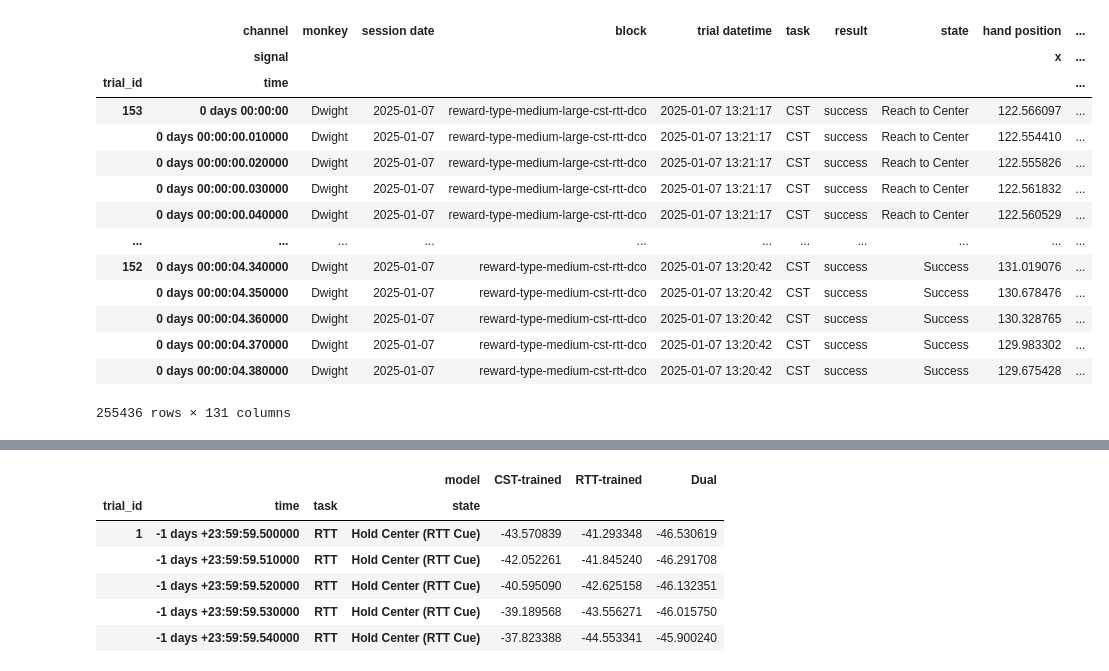
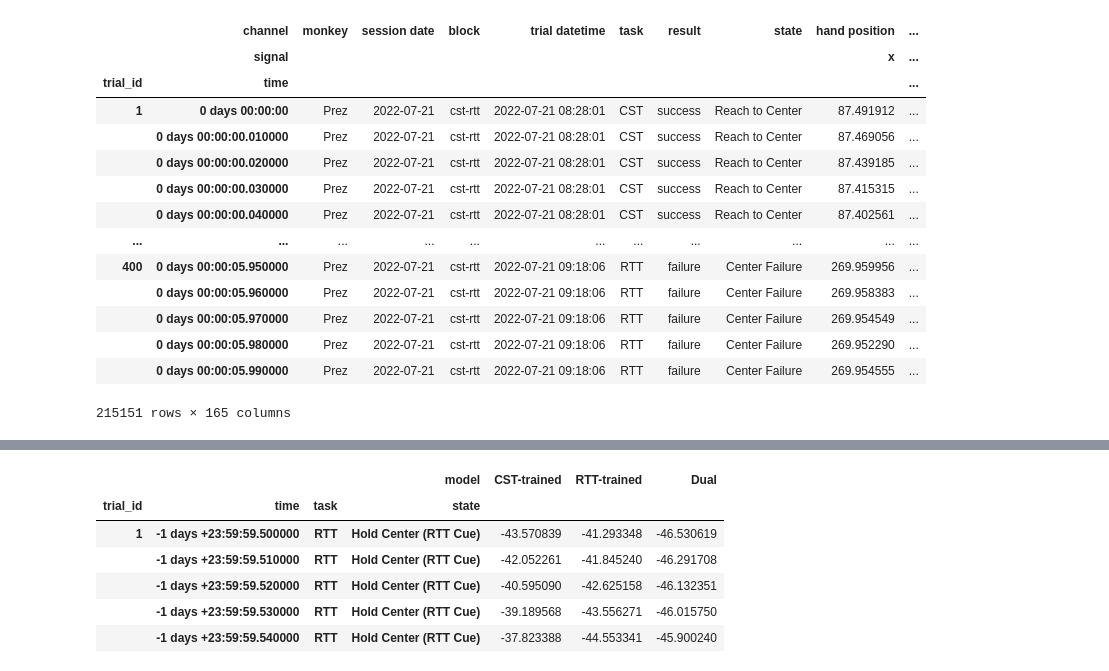
Before and after one commit to raeedcho/cst-machinery, a Jupyter notebook: scripts/decoding.ipynb, the cells around one changed output, grey strips where cells are left out. Saved outputs shown, nothing was run; the diff lists cells and outputs as text; code cells hidden in the pictures.

```diff
--- a/scripts/decoding.ipynb
+++ b/scripts/decoding.ipynb
@@ -1,31 +1,31 @@
 # %%
 import pandas as pd
 import numpy as np
 import logging
 import scipy.signal as scs
 import src
 import smile_extract
 from sklearn.decomposition import PCA
 logging.basicConfig(level=logging.INFO)
 
-monkey = 'Dwight'
-date = '2025-01-07'
+monkey = 'Prez'
+date = '2022-07-21'
 path = f'../data/trialframe/{monkey}/{date}/{monkey}_{date}_tf.parquet'
 tf = pd.read_parquet(path)
 tf
 # %% [output]
 |  | channel | monkey | session date | block | trial datetime | task | result | state | hand position | ... |
 |  | signal |  |  |  |  |  |  |  | x | ... |
 | trial_id | time |  |  |  |  |  |  |  |  | ... |
-| 153 | 0 days 00:00:00 | Dwight | 2025-01-07 | reward-type-medium-large-cst-rtt-dco | 2025-01-07 13:21:17 | CST | success | Reach to Center | 122.566097 | ... |
-|  | 0 days 00:00:00.010000 | Dwight | 2025-01-07 | reward-type-medium-large-cst-rtt-dco | 2025-01-07 13:21:17 | CST | success | Reach to Center | 122.554410 | ... |
-|  | 0 days 00:00:00.020000 | Dwight | 2025-01-07 | reward-type-medium-large-cst-rtt-dco | 2025-01-07 13:21:17 | CST | success | Reach to Center | 122.555826 | ... |
-|  | 0 days 00:00:00.030000 | Dwight | 2025-01-07 | reward-type-medium-large-cst-rtt-dco | 2025-01-07 13:21:17 | CST | success | Reach to Center | 122.561832 | ... |
-|  | 0 days 00:00:00.040000 | Dwight | 2025-01-07 | reward-type-medium-large-cst-rtt-dco | 2025-01-07 13:21:17 | CST | success | Reach to Center | 122.560529 | ... |
+| 1 | 0 days 00:00:00 | Prez | 2022-07-21 | cst-rtt | 2022-07-21 08:28:01 | CST | success | Reach to Center | 87.491912 | ... |
+|  | 0 days 00:00:00.010000 | Prez | 2022-07-21 | cst-rtt | 2022-07-21 08:28:01 | CST | success | Reach to Center | 87.469056 | ... |
+|  | 0 days 00:00:00.020000 | Prez | 2022-07-21 | cst-rtt | 2022-07-21 08:28:01 | CST | success | Reach to Center | 87.439185 | ... |
+|  | 0 days 00:00:00.030000 | Prez | 2022-07-21 | cst-rtt | 2022-07-21 08:28:01 | CST | success | Reach to Center | 87.415315 | ... |
+|  | 0 days 00:00:00.040000 | Prez | 2022-07-21 | cst-rtt | 2022-07-21 08:28:01 | CST | success | Reach to Center | 87.402561 | ... |
 | ... | ... | ... | ... | ... | ... | ... | ... | ... | ... | ... |
-| 152 | 0 days 00:00:04.340000 | Dwight | 2025-01-07 | reward-type-medium-cst-rtt-dco | 2025-01-07 13:20:42 | CST | success | Success | 131.019076 | ... |
-|  | 0 days 00:00:04.350000 | Dwight | 2025-01-07 | reward-type-medium-cst-rtt-dco | 2025-01-07 13:20:42 | CST | success | Success | 130.678476 | ... |
-|  | 0 days 00:00:04.360000 | Dwight | 2025-01-07 | reward-type-medium-cst-rtt-dco | 2025-01-07 13:20:42 | CST | success | Success | 130.328765 | ... |
-|  | 0 days 00:00:04.370000 | Dwight | 2025-01-07 | reward-type-medium-cst-rtt-dco | 2025-01-07 13:20:42 | CST | success | Success | 129.983302 | ... |
-|  | 0 days 00:00:04.380000 | Dwight | 2025-01-07 | reward-type-medium-cst-rtt-dco | 2025-01-07 13:20:42 | CST | success | Success | 129.675428 | ... |
+| 400 | 0 days 00:00:05.950000 | Prez | 2022-07-21 | cst-rtt | 2022-07-21 09:18:06 | RTT | failure | Center Failure | 269.959956 | ... |
+|  | 0 days 00:00:05.960000 | Prez | 2022-07-21 | cst-rtt | 2022-07-21 09:18:06 | RTT | failure | Center Failure | 269.958383 | ... |
+|  | 0 days 00:00:05.970000 | Prez | 2022-07-21 | cst-rtt | 2022-07-21 09:18:06 | RTT | failure | Center Failure | 269.954549 | ... |
+|  | 0 days 00:00:05.980000 | Prez | 2022-07-21 | cst-rtt | 2022-07-21 09:18:06 | RTT | failure | Center Failure | 269.952290 | ... |
+|  | 0 days 00:00:05.990000 | Prez | 2022-07-21 | cst-rtt | 2022-07-21 09:18:06 | RTT | failure | Center Failure | 269.954555 | ... |
-255436 rows × 131 columns
+215151 rows × 165 columns
```
Also changed, not shown: parts of 2 cells of this notebook, 6 other files.
